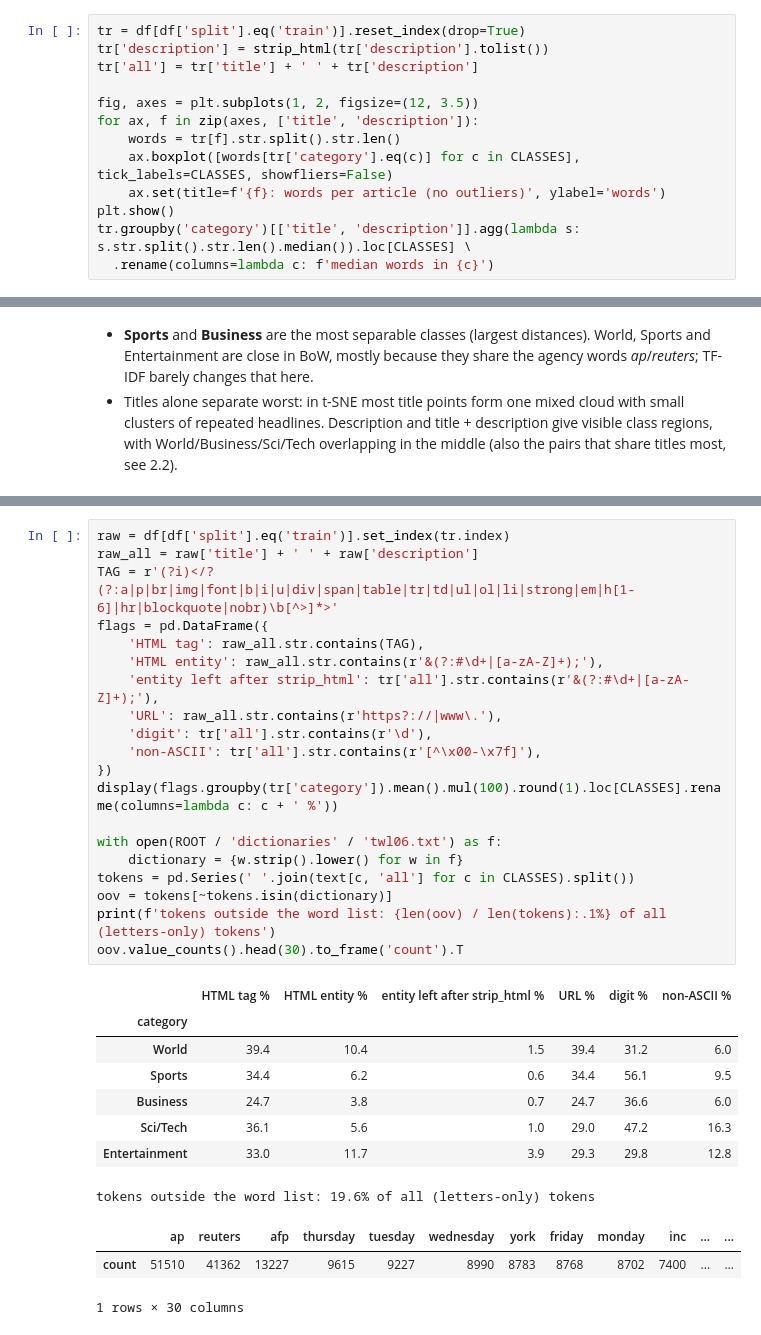
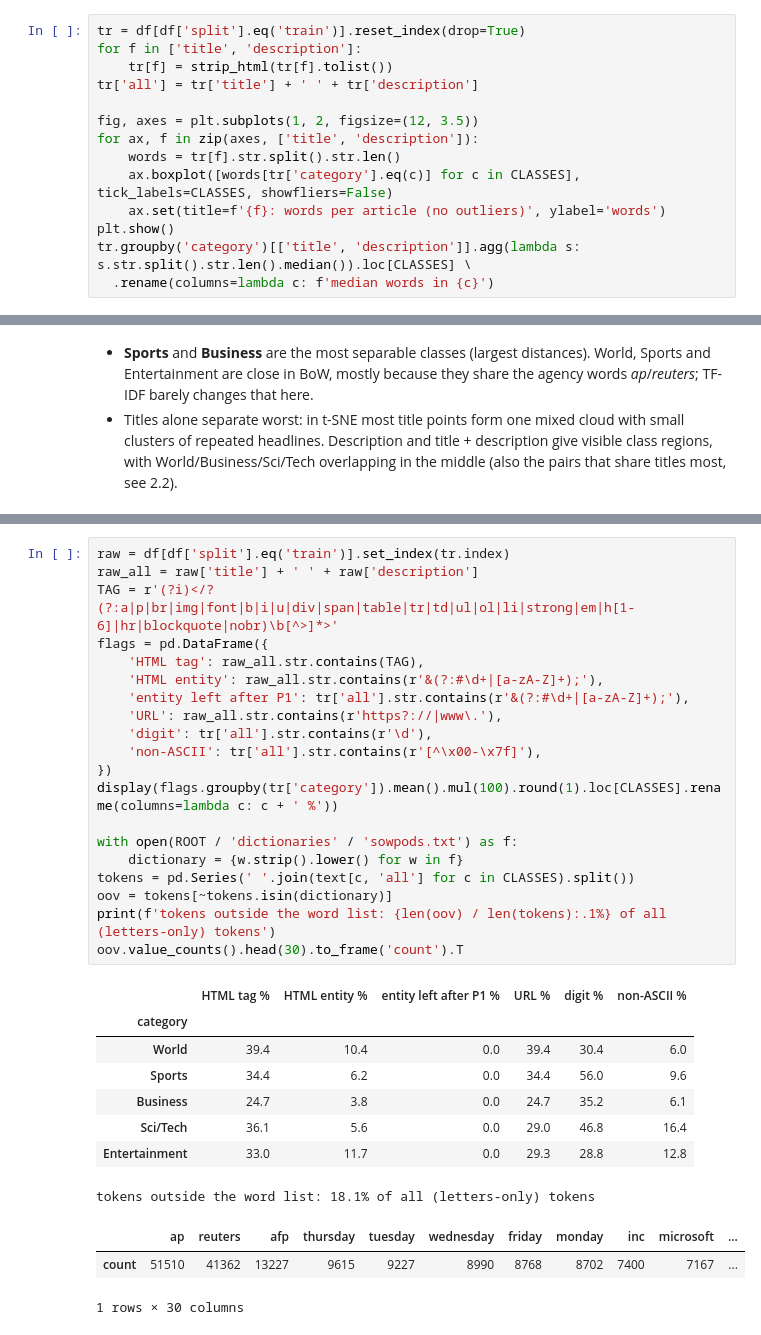
Before and after one commit to nr6000000/pw-przetwarzanie-danych, a Jupyter notebook: eda/eda_era_b.ipynb, the cells around one changed output, grey strips where cells are left out. Saved outputs shown, nothing was run; the diff lists cells and outputs as text.

```diff
--- a/eda/eda_era_b.ipynb
+++ b/eda/eda_era_b.ipynb
@@ -112,6 +130,7 @@ From here on the text is the training split with HTML removed (`preprocess.HtmlC
 # %%
 tr = df[df['split'].eq('train')].reset_index(drop=True)
-tr['description'] = strip_html(tr['description'].tolist())
+for f in ['title', 'description']:
+    tr[f] = strip_html(tr[f].tolist())
 tr['all'] = tr['title'] + ' ' + tr['description']
 
 fig, axes = plt.subplots(1, 2, figsize=(12, 3.5))
@@ -285,34 +304,34 @@ an English word list (`dictionaries/twl06.txt`; used by P3).
 # %%
 raw = df[df['split'].eq('train')].set_index(tr.index)
 raw_all = raw['title'] + ' ' + raw['description']
 TAG = r'(?i)</?(?:a|p|br|img|font|b|i|u|div|span|table|tr|td|ul|ol|li|strong|em|h[1-6]|hr|blockquote|nobr)\b[^>]*>'
 flags = pd.DataFrame({
     'HTML tag': raw_all.str.contains(TAG),
     'HTML entity': raw_all.str.contains(r'&(?:#\d+|[a-zA-Z]+);'),
-    'entity left after strip_html': tr['all'].str.contains(r'&(?:#\d+|[a-zA-Z]+);'),
+    'entity left after P1': tr['all'].str.contains(r'&(?:#\d+|[a-zA-Z]+);'),
     'URL': raw_all.str.contains(r'https?://|www\.'),
     'digit': tr['all'].str.contains(r'\d'),
     'non-ASCII': tr['all'].str.contains(r'[^\x00-\x7f]'),
 })
 display(flags.groupby(tr['category']).mean().mul(100).round(1).loc[CLASSES].rename(columns=lambda c: c + ' %'))
 
-with open(ROOT / 'dictionaries' / 'twl06.txt') as f:
+with open(ROOT / 'dictionaries' / 'sowpods.txt') as f:
     dictionary = {w.strip().lower() for w in f}
 tokens = pd.Series(' '.join(text[c, 'all'] for c in CLASSES).split())
 oov = tokens[~tokens.isin(dictionary)]
 print(f'tokens outside the word list: {len(oov) / len(tokens):.1%} of all (letters-only) tokens')
 oov.value_counts().head(30).to_frame('count').T
 # %% [output]
-|  | HTML tag % | HTML entity % | entity left after strip_html % | URL % | digit % | non-ASCII % |
+|  | HTML tag % | HTML entity % | entity left after P1 % | URL % | digit % | non-ASCII % |
 | category |  |  |  |  |  |  |
-| World | 39.4 | 10.4 | 1.5 | 39.4 | 31.2 | 6.0 |
-| Sports | 34.4 | 6.2 | 0.6 | 34.4 | 56.1 | 9.5 |
-| Business | 24.7 | 3.8 | 0.7 | 24.7 | 36.6 | 6.0 |
-| Sci/Tech | 36.1 | 5.6 | 1.0 | 29.0 | 47.2 | 16.3 |
-| Entertainment | 33.0 | 11.7 | 3.9 | 29.3 | 29.8 | 12.8 |
+| World | 39.4 | 10.4 | 0.0 | 39.4 | 30.4 | 6.0 |
+| Sports | 34.4 | 6.2 | 0.0 | 34.4 | 56.0 | 9.6 |
+| Business | 24.7 | 3.8 | 0.0 | 24.7 | 35.2 | 6.1 |
+| Sci/Tech | 36.1 | 5.6 | 0.0 | 29.0 | 46.8 | 16.4 |
+| Entertainment | 33.0 | 11.7 | 0.0 | 29.3 | 28.8 | 12.8 |
-tokens outside the word list: 19.6% of all (letters-only) tokens
+tokens outside the word list: 18.1% of all (letters-only) tokens
-|  | ap | reuters | afp | thursday | tuesday | wednesday | york | friday | monday | inc | ... | ... |
-| count | 51510 | 41362 | 13227 | 9615 | 9227 | 8990 | 8783 | 8768 | 8702 | 7400 | ... | ... |
+|  | ap | reuters | afp | thursday | tuesday | wednesday | friday | monday | inc | microsoft | ... |
+| count | 51510 | 41362 | 13227 | 9615 | 9227 | 8990 | 8768 | 8702 | 7400 | 7167 | ... |
 1 rows × 30 columns
 # %% [markdown]
 ## 3.8 Summary and hypotheses for P1–P3
```
Also changed, not shown: parts of 9 cells of this notebook, 5 other files.
